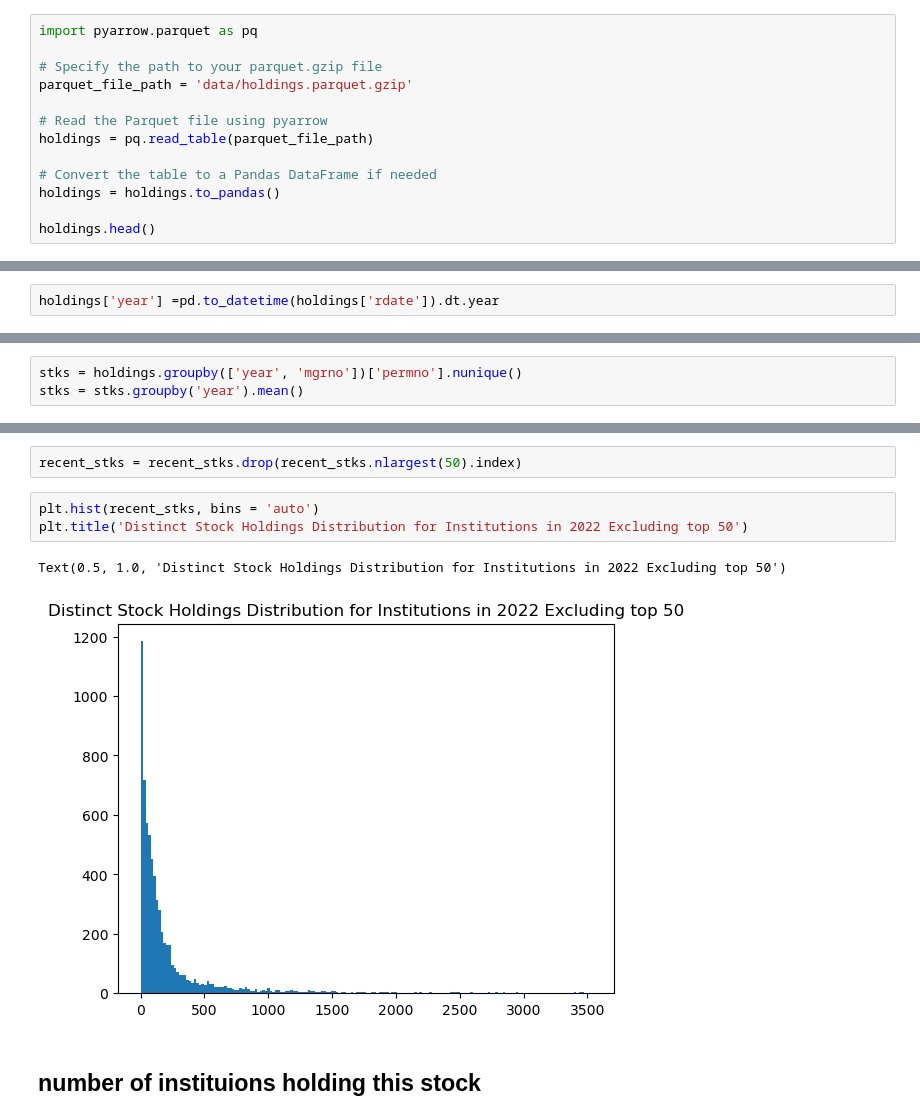
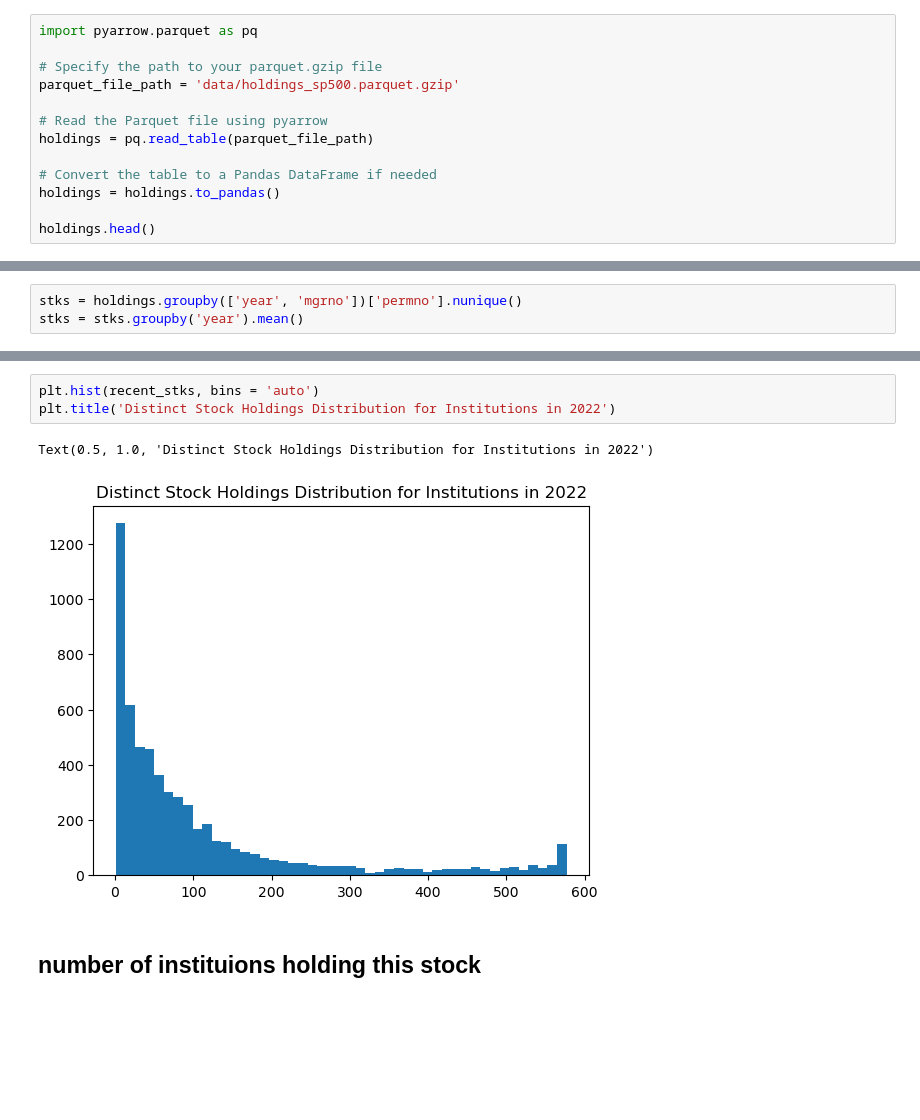
Before and after one commit to JennyJiang118/AFP-hedgefund-holdings, a Jupyter notebook: EDA_holdings.ipynb, the cells around one changed output, grey strips where cells are left out. Saved outputs shown, nothing was run; the diff lists cells and outputs as text; blank space fills up the shorter version.

```diff
--- a/EDA_holdings.ipynb
+++ b/EDA_holdings.ipynb
@@ -8,7 +8,7 @@ from matplotlib import pyplot as plt
 import pyarrow.parquet as pq
 
 # Specify the path to your parquet.gzip file
-parquet_file_path = 'data/holdings.parquet.gzip'
+parquet_file_path = 'data/holdings_sp500.parquet.gzip'
 
 # Read the Parquet file using pyarrow
 holdings = pq.read_table(parquet_file_path)
@@ -27,5 +28,3 @@ holdings.head()
-# %%
-holdings['year'] =pd.to_datetime(holdings['rdate']).dt.year
 # %% [markdown]
 ## number of institutions
 # %%
@@ -87,11 +79,9 @@ Text(0.5, 1.0, 'Distinct Stock Holdings Distribution for Institutions in 2022 To
-# %%
-recent_stks = recent_stks.drop(recent_stks.nlargest(50).index)
 # %%
 plt.hist(recent_stks, bins = 'auto')
-plt.title('Distinct Stock Holdings Distribution for Institutions in 2022 Excluding top 50')
+plt.title('Distinct Stock Holdings Distribution for Institutions in 2022')
 # %% [output]
-Text(0.5, 1.0, 'Distinct Stock Holdings Distribution for Institutions in 2022 Excluding top 50')
+Text(0.5, 1.0, 'Distinct Stock Holdings Distribution for Institutions in 2022')
-[figure, old version]
+[figure, new version]
 # %% [markdown]
 ## number of instituions holding this stock
 # %%
```
Also changed, not shown: parts of 9 cells of this notebook, 2 other files.
